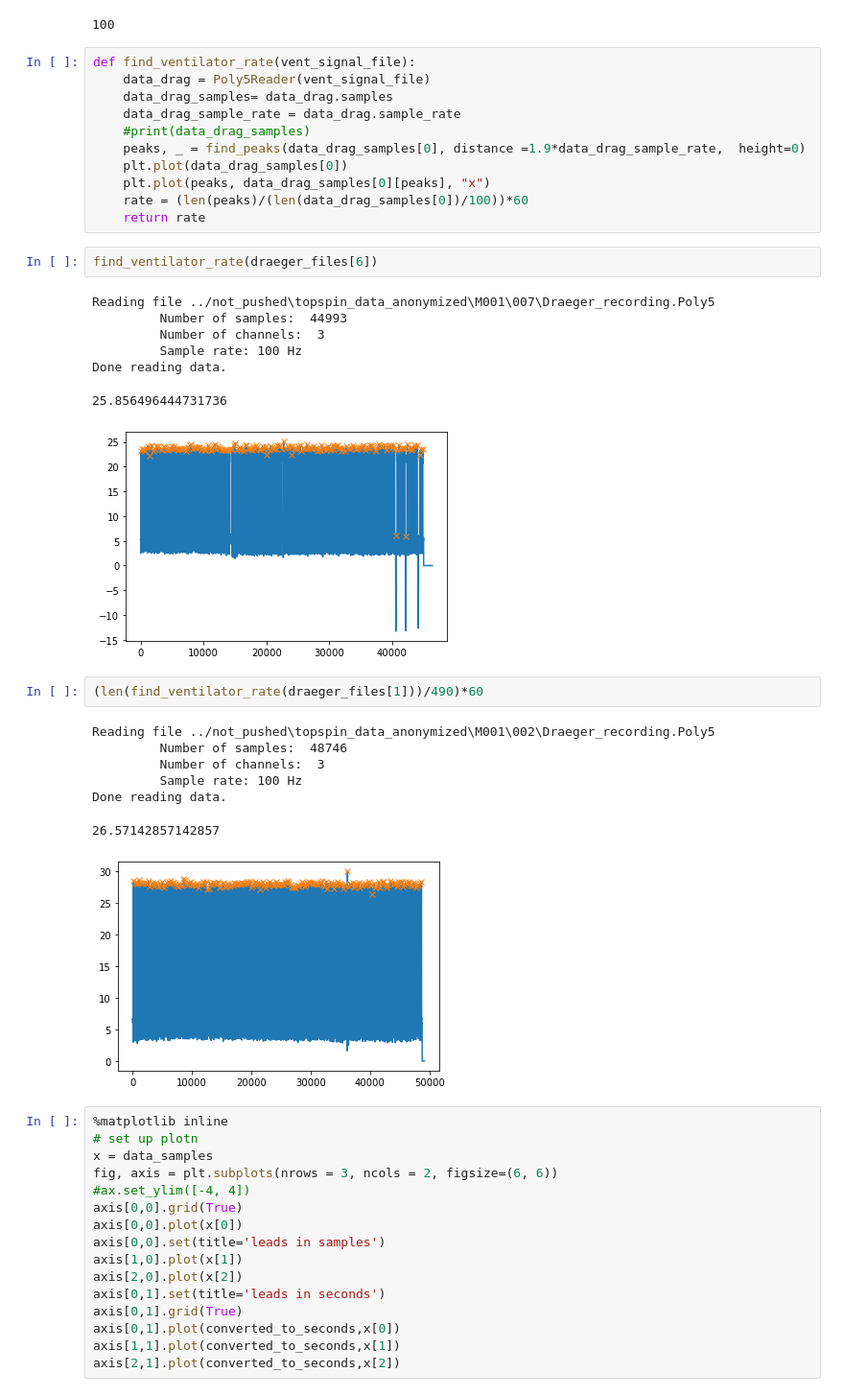
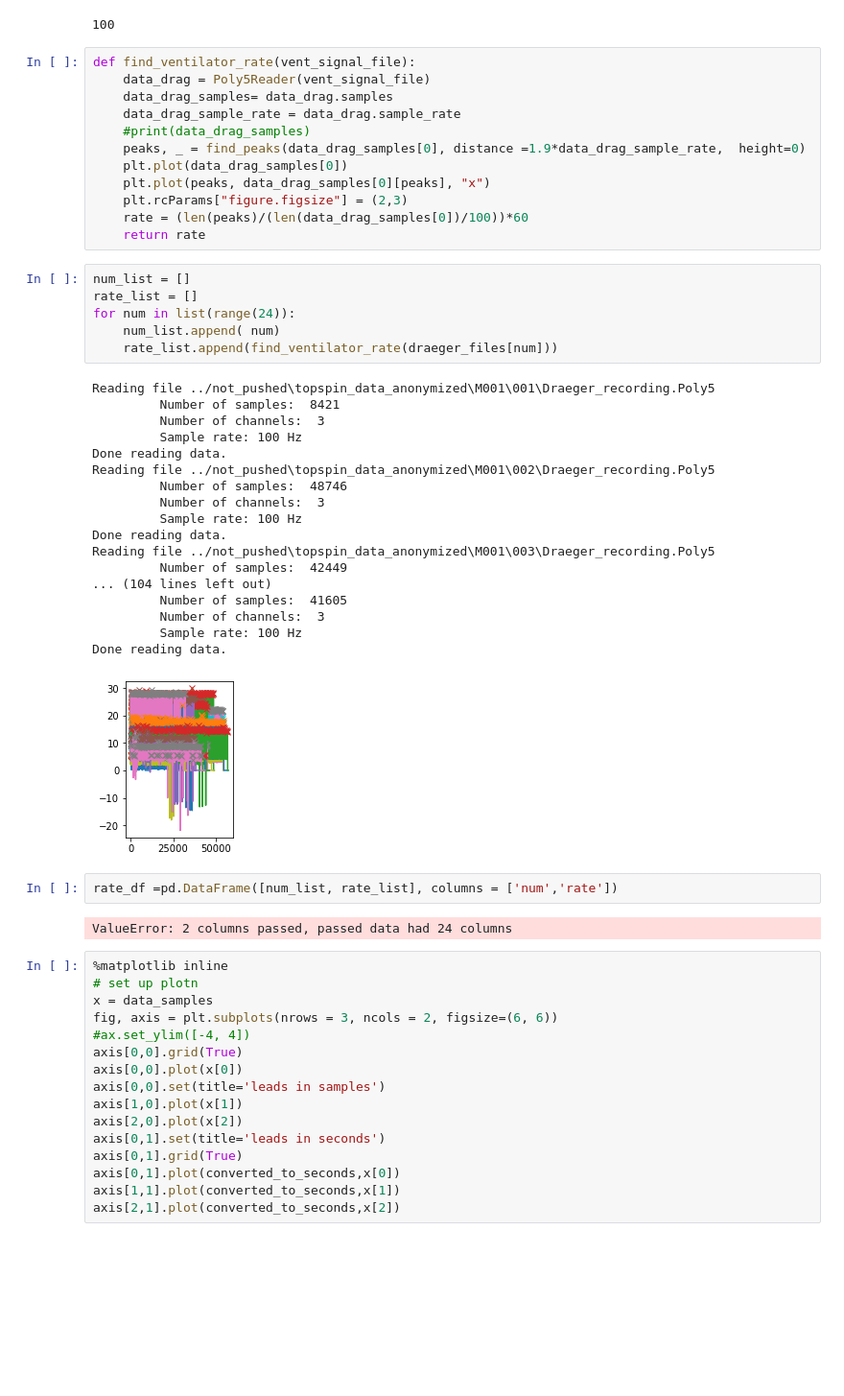
Before and after one commit to ReSurfEMG/ReSurfEMG, a Jupyter notebook: open_work/array_time_matching.ipynb, the cells around one changed output. Shown at 96% size. Cells and saved outputs as stored; diff of their text form; blank space fills up the shorter version.

Commit message:
file vent rates

```diff
--- a/open_work/array_time_matching.ipynb
+++ b/open_work/array_time_matching.ipynb
@@ -209,28 +209,38 @@ def find_ventilator_rate(vent_signal_file):
     peaks, _ = find_peaks(data_drag_samples[0], distance =1.9*data_drag_sample_rate,  height=0)
     plt.plot(data_drag_samples[0])
     plt.plot(peaks, data_drag_samples[0][peaks], "x")
+    plt.rcParams["figure.figsize"] = (2,3)
     rate = (len(peaks)/(len(data_drag_samples[0])/100))*60
     return rate
-# %%
-find_ventilator_rate(draeger_files[6])
-# %% [output]
-Reading file ../not_pushed\topspin_data_anonymized\M001\007\Draeger_recording.Poly5
-         Number of samples:  44993
-         Number of channels:  3
-         Sample rate: 100 Hz
-Done reading data.
-25.856496444731736
-[figure, removed]
-# %%
-(len(find_ventilator_rate(draeger_files[1]))/490)*60
-# %% [output]
-Reading file ../not_pushed\topspin_data_anonymized\M001\002\Draeger_recording.Poly5
-         Number of samples:  48746
-         Number of channels:  3
-         Sample rate: 100 Hz
-Done reading data.
-26.57142857142857
-[figure, removed]
+# %%
+num_list = []
+rate_list = []
+for num in list(range(24)):
+    num_list.append( num)
+    rate_list.append(find_ventilator_rate(draeger_files[num]))
+# %% [output]
+Reading file ../not_pushed\topspin_data_anonymized\M001\001\Draeger_recording.Poly5
+         Number of samples:  8421
+         Number of channels:  3
+         Sample rate: 100 Hz
+Done reading data.
+Reading file ../not_pushed\topspin_data_anonymized\M001\002\Draeger_recording.Poly5
+         Number of samples:  48746
+         Number of channels:  3
+         Sample rate: 100 Hz
+Done reading data.
+Reading file ../not_pushed\topspin_data_anonymized\M001\003\Draeger_recording.Poly5
+         Number of samples:  42449
+... (104 lines left out)
+         Number of samples:  41605
+         Number of channels:  3
+         Sample rate: 100 Hz
+Done reading data.
+[figure, added]
+# %%
+rate_df =pd.DataFrame([num_list, rate_list], columns = ['num','rate'])
+# %% [output]
+ValueError: 2 columns passed, passed data had 24 columns
 # %%
 %matplotlib inline
 # set up plotn
```
Also changed, not shown: 1 other file.
